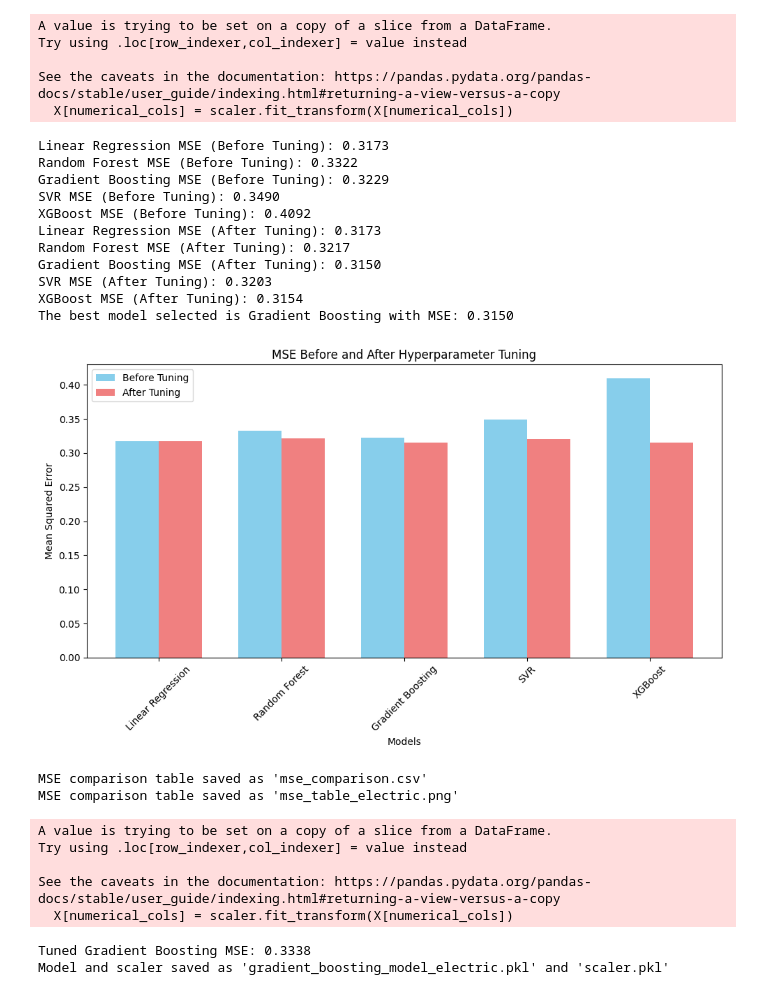
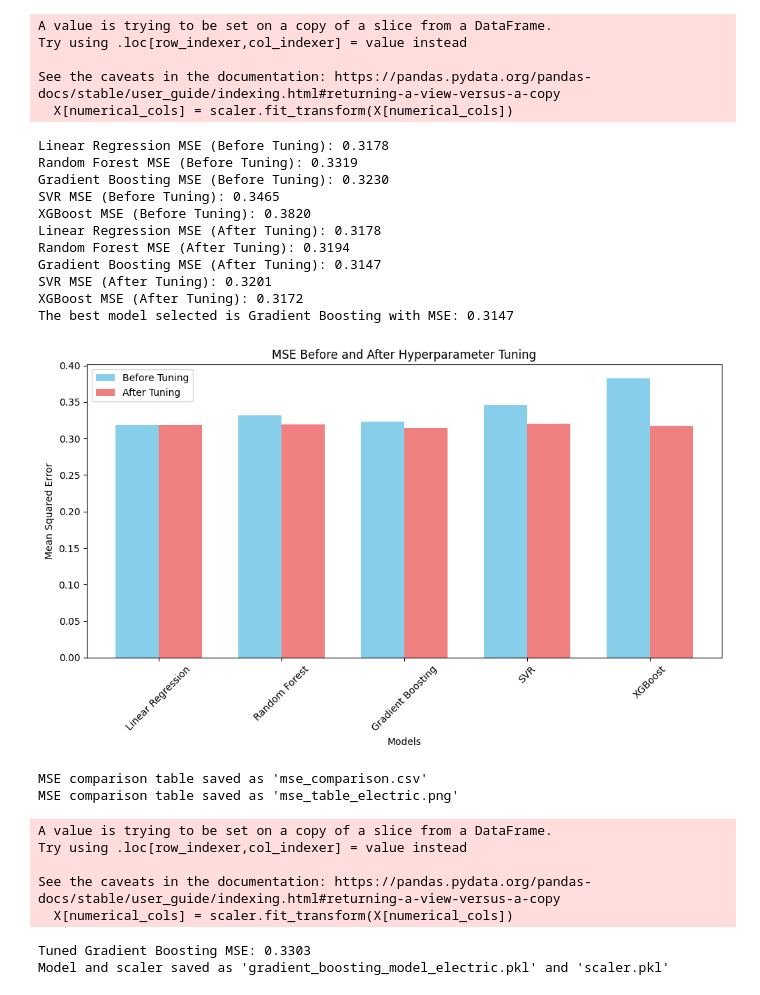
Before and after one commit to Gopa-613/streamlit-app2, a Jupyter notebook: aqi/electric.ipynb, the cells around one changed output. Saved outputs shown, nothing was run; the diff lists cells and outputs as text; code cells hidden in the pictures.

```diff
--- a/aqi/electric.ipynb
+++ b/aqi/electric.ipynb
@@ -93,14 +92,14 @@ data = pd.read_csv('electric.csv')  # Adjust path if needed
 data = pd.get_dummies(data, columns=['Traffic Conditions', 'Road Type'], drop_first=True)
 
 # Define features and target
-features = ['Engine Size', 'Age of Vehicle', 'Temperature', 'Wind Speed', 'Speed'] + \
+features = ['Age of Vehicle', 'Temperature', 'Wind Speed', 'Speed'] + \
            [col for col in data.columns if 'Traffic Conditions_' in col or 'Road Type_' in col]
 X = data[features]
 y = data['NOx Emissions']
 
 # Standardize numerical features
 scaler = StandardScaler()
-numerical_cols = ['Engine Size', 'Age of Vehicle', 'Temperature', 'Wind Speed', 'Speed']
+numerical_cols = ['Age of Vehicle', 'Temperature', 'Wind Speed', 'Speed']
 X[numerical_cols] = scaler.fit_transform(X[numerical_cols])
 
 # Train-test split
@@ -192,45 +191,45 @@ plt.show()
 
 
 # Create a DataFrame to store MSE values
 mse_table = pd.DataFrame({
     'Model': list(models.keys()),
     'MSE Before Tuning': list(mse_before.values()),
     'MSE After Tuning': list(mse_after.values())
 })
 
 # Save the DataFrame to a CSV file
 mse_table.to_csv('mse_comparison.csv', index=False)
 print("MSE comparison table saved as 'mse_comparison.csv'")
 
 # Generate a PNG image of the table
 fig, ax = plt.subplots(figsize=(8, 4))  # Adjust size as needed
 ax.axis('tight')
 ax.axis('off')
 table = ax.table(cellText=mse_table.values, colLabels=mse_table.columns, cellLoc='center', loc='center')
 table.auto_set_font_size(False)
 table.set_fontsize(10)
 table.scale(1.2, 1.2)  # Adjust table size
 plt.savefig('mse_table_electric.png', bbox_inches='tight', dpi=300)
 plt.close()
 print("MSE comparison table saved as 'mse_table_electric.png'")
 # %% [output]
 A value is trying to be set on a copy of a slice from a DataFrame.
 Try using .loc[row_indexer,col_indexer] = value instead
 
 See the caveats in the documentation: https://pandas.pydata.org/pandas-docs/stable/user_guide/indexing.html#returning-a-view-versus-a-copy
   X[numerical_cols] = scaler.fit_transform(X[numerical_cols])
-Linear Regression MSE (Before Tuning): 0.3173
-Random Forest MSE (Before Tuning): 0.3322
-Gradient Boosting MSE (Before Tuning): 0.3229
-SVR MSE (Before Tuning): 0.3490
-XGBoost MSE (Before Tuning): 0.4092
-Linear Regression MSE (After Tuning): 0.3173
-Random Forest MSE (After Tuning): 0.3217
-Gradient Boosting MSE (After Tuning): 0.3150
-SVR MSE (After Tuning): 0.3203
-XGBoost MSE (After Tuning): 0.3154
-The best model selected is Gradient Boosting with MSE: 0.3150
+Linear Regression MSE (Before Tuning): 0.3178
+Random Forest MSE (Before Tuning): 0.3319
+Gradient Boosting MSE (Before Tuning): 0.3230
+SVR MSE (Before Tuning): 0.3465
+XGBoost MSE (Before Tuning): 0.3820
+Linear Regression MSE (After Tuning): 0.3178
+Random Forest MSE (After Tuning): 0.3194
+Gradient Boosting MSE (After Tuning): 0.3147
+SVR MSE (After Tuning): 0.3201
+XGBoost MSE (After Tuning): 0.3172
+The best model selected is Gradient Boosting with MSE: 0.3147
-[figure, old version]
+[figure, new version]
 MSE comparison table saved as 'mse_comparison.csv'
 MSE comparison table saved as 'mse_table_electric.png'
 # %%
@@ -245,14 +244,14 @@ import joblib
 # Load and preprocess data (repeating key steps for context)
 data = pd.read_csv('electric.csv')
 data = pd.get_dummies(data, columns=['Traffic Conditions', 'Road Type'], drop_first=True)
-features = ['Engine Size', 'Age of Vehicle', 'Temperature', 'Wind Speed', 'Speed'] + \
+features = ['Age of Vehicle', 'Temperature', 'Wind Speed', 'Speed'] + \
            [col for col in data.columns if 'Traffic Conditions_' in col or 'Road Type_' in col]
 X = data[features]
 y = data['NOx Emissions']
 
 # Standardize numerical features
 scaler = StandardScaler()
-numerical_cols = ['Engine Size', 'Age of Vehicle', 'Temperature', 'Wind Speed', 'Speed']
+numerical_cols = ['Age of Vehicle', 'Temperature', 'Wind Speed', 'Speed']
 X[numerical_cols] = scaler.fit_transform(X[numerical_cols])
 
 # Train-test split (for model training)
@@ -285,7 +284,7 @@ Try using .loc[row_indexer,col_indexer] = value instead
 
 See the caveats in the documentation: https://pandas.pydata.org/pandas-docs/stable/user_guide/indexing.html#returning-a-view-versus-a-copy
   X[numerical_cols] = scaler.fit_transform(X[numerical_cols])
-Tuned Gradient Boosting MSE: 0.3338
+Tuned Gradient Boosting MSE: 0.3303
 Model and scaler saved as 'gradient_boosting_model_electric.pkl' and 'scaler.pkl'
 # %%
 print(X_train.columns.tolist())
```
Also changed, not shown: parts of 5 cells of this notebook, 5 other files.
